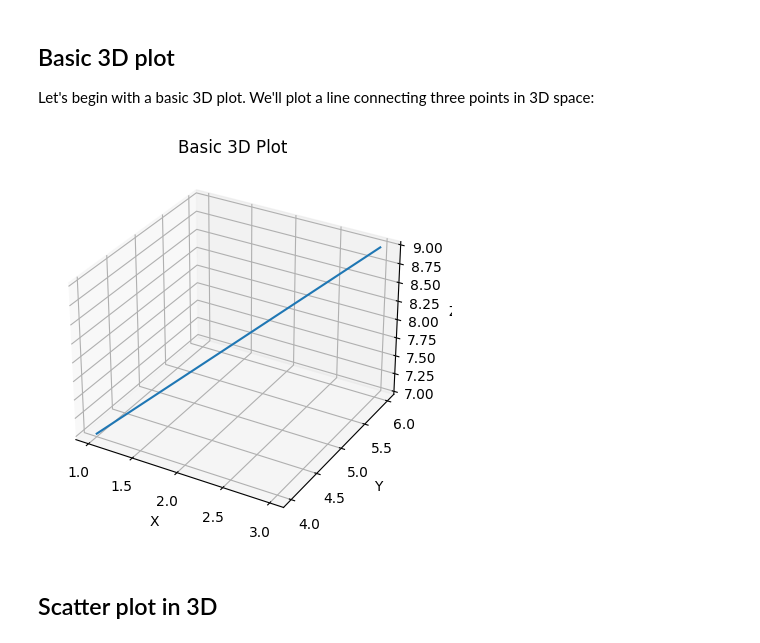
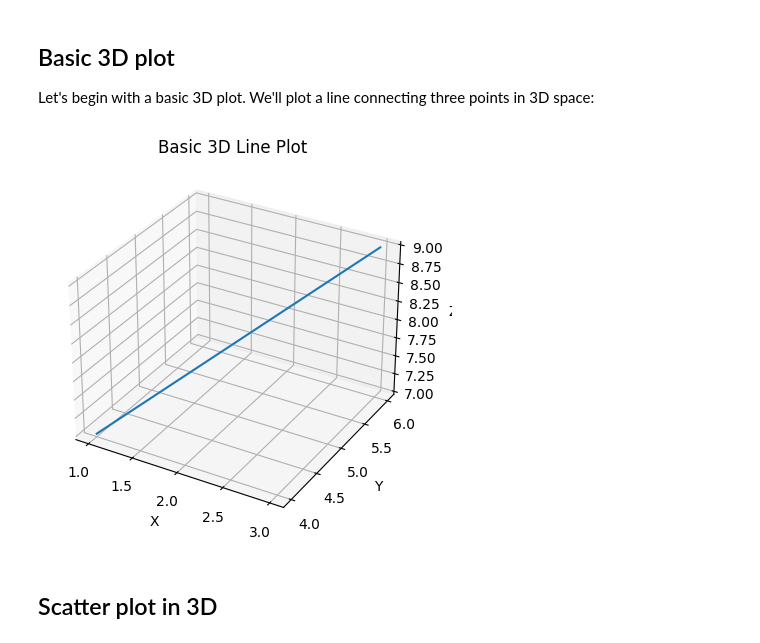
Before and after one commit to ProgressBG-Python-Course/JupyterNotebooksExamples, a Jupyter notebook: Notebooks/matplotlib_pandas_seaborn/marplotlib_3D_plots.ipynb, the cells around one changed output. Saved outputs shown, nothing was run; the diff lists cells and outputs as text; code cells hidden in the pictures.

```diff
--- a/Notebooks/matplotlib_pandas_seaborn/marplotlib_3D_plots.ipynb
+++ b/Notebooks/matplotlib_pandas_seaborn/marplotlib_3D_plots.ipynb
@@ -21,25 +21,25 @@ Let's begin with a basic 3D plot. We'll plot a line connecting three points in 3
 # %%
 fig = plt.figure()
 ax = fig.add_subplot(111, projection='3d')
 
 # Define data
 x = [1, 2, 3]
 y = [4, 5, 6]
 z = [7, 8, 9]
 
 # Plot the line
 ax.plot(x, y, z)
 
 # Set labels and title
 ax.set_xlabel('X')
 ax.set_ylabel('Y')
 ax.set_zlabel('Z')
-ax.set_title('Basic 3D Plot')
+ax.set_title('Basic 3D Line Plot')
 
 # Show the plot
 plt.show()
 # %% [output]
-[figure, old version]
+[figure, new version]
 # %% [markdown]
 ## Scatter plot in 3D
 # %%
```
Also changed, not shown: parts of 11 cells of this notebook, 2 other files.
